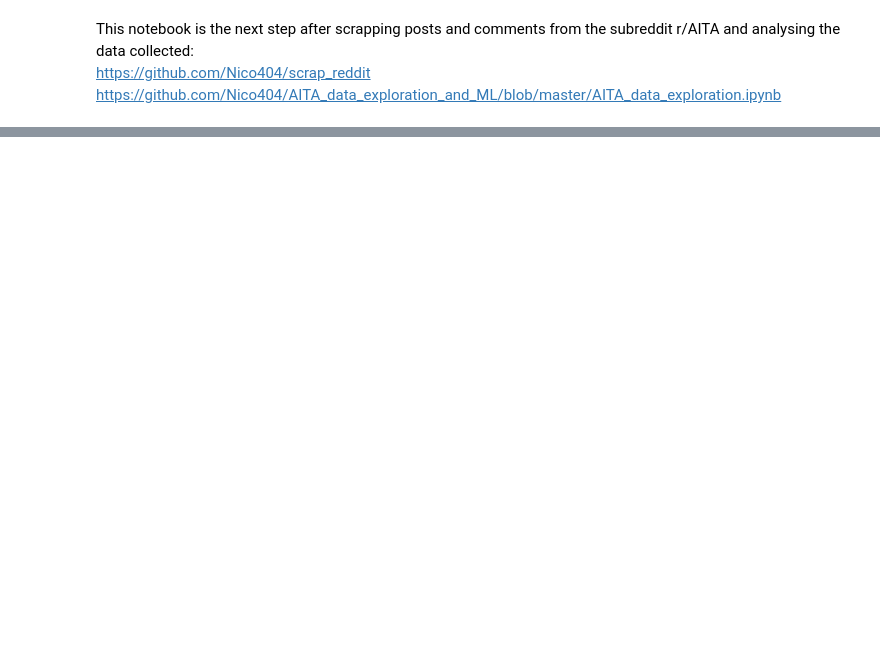
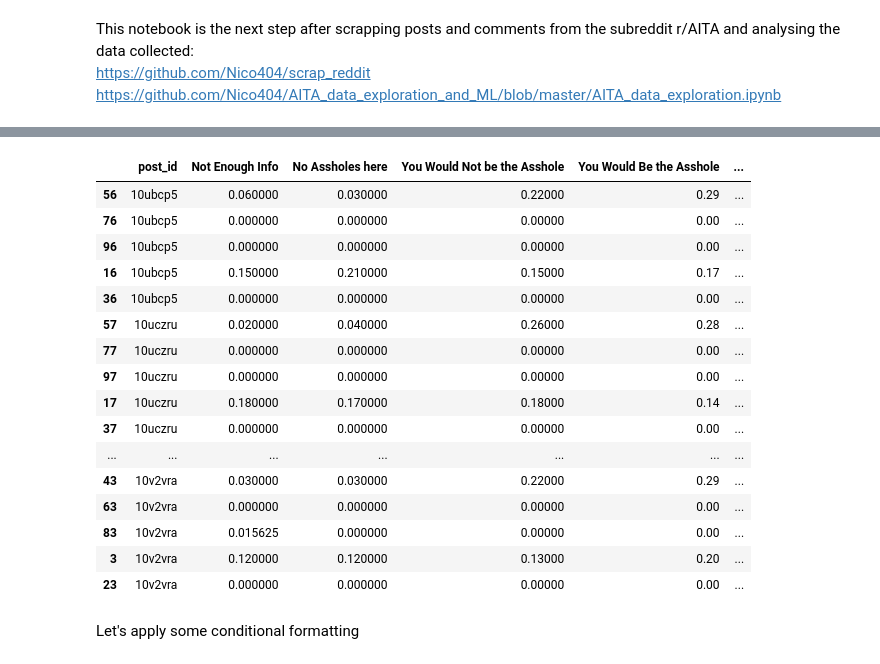
Before and after one commit to Nico404/AITA_data_exploration_and_ML, a Jupyter notebook: ML_models.ipynb, the cells around one changed output, grey strips where cells are left out. Cells and saved outputs as stored; diff of their text form; code cells hidden in the pictures; blank space fills up the shorter version.

```diff
--- a/ML_models.ipynb
+++ b/ML_models.ipynb
@@ -169,0 +105,51 @@ print(all_comment_results)
+# %%
+# set up explicit candidate labels for classification
+explicit_candidate_labels = ["You're the Asshole", "You Would Be the Asshole", "Not the Asshole", "You Would Not be the Asshole", "Everyone Sucks here", "No Assholes here", "Not Enough Info"]
+explicit_candidate_labels_short = ["You're the Asshole", "Not the Asshole"]
+
+# get predictions and results
+post_content_results = get_predictions(posts_df, explicit_candidate_labels, 'content')
+post_content_shortlist_result = get_predictions(posts_df, explicit_candidate_labels_short, 'content')
+post_title_results = get_predictions(posts_df, explicit_candidate_labels, 'title')
+post_title_shortlist_results = get_predictions(posts_df, explicit_candidate_labels_short, 'title')
+actual_comments_results = get_comment_results(posts_df)
+
+# Our actual_comments_results dictionary has also got acronyms that we need to change before merging with the other results to match column names structure
+key_map = {'NTA': "Not the Asshole", 'YWBTA': "You Would Be the Asshole", 'YWNBTA': "You Would Not be the Asshole", 'ESH': "Everyone Sucks here", 'NAH': "No Assholes here", 'INFO': "Not Enough Info", 'YTA': "You're the Asshole"}
+new_actual_comments_results = {}
+
+for k, v in actual_comments_results.items():
+    new_actual_comments_results[k] = {key_map.get(key, key): val for key, val in v.items()}
+
+# combine all results into one dictionary
+dict_list = [{'post_id': key, **value, 'source_dict': 'post_content_results'} for key, value in post_content_results.items()] + \
+            [{'post_id': key, **value, 'source_dict': 'post_content_shortlist_result'} for key, value in post_content_shortlist_result.items()] + \
+            [{'post_id': key, **value, 'source_dict': 'all_post_title_results'} for key, value in post_title_results.items()] + \
+            [{'post_id': key, **value, 'source_dict': 'all_post_title_results_short'} for key, value in post_title_shortlist_results.items()] + \
+            [{'post_id': key, **value, 'source_dict': 'new_actual_comments_results'} for key, value in new_actual_comments_results.items()]
+# %%
+# convert to dataframe clean and sort
+df = pd.DataFrame(dict_list).sort_values(by=['post_id', 'source_dict'])
+df.fillna(0.00, inplace=True)
+pd.set_option('display.max_rows', None)
+df
+# %% [output]
+|  | post_id | Not Enough Info | No Assholes here | You Would Not be the Asshole | You Would Be the Asshole | ... |
+| 56 | 10ubcp5 | 0.060000 | 0.030000 | 0.22000 | 0.29 | ... |
+| 76 | 10ubcp5 | 0.000000 | 0.000000 | 0.00000 | 0.00 | ... |
+| 96 | 10ubcp5 | 0.000000 | 0.000000 | 0.00000 | 0.00 | ... |
+| 16 | 10ubcp5 | 0.150000 | 0.210000 | 0.15000 | 0.17 | ... |
+| 36 | 10ubcp5 | 0.000000 | 0.000000 | 0.00000 | 0.00 | ... |
+| 57 | 10uczru | 0.020000 | 0.040000 | 0.26000 | 0.28 | ... |
+| 77 | 10uczru | 0.000000 | 0.000000 | 0.00000 | 0.00 | ... |
+| 97 | 10uczru | 0.000000 | 0.000000 | 0.00000 | 0.00 | ... |
+| 17 | 10uczru | 0.180000 | 0.170000 | 0.18000 | 0.14 | ... |
+| 37 | 10uczru | 0.000000 | 0.000000 | 0.00000 | 0.00 | ... |
+| ... | ... | ... | ... | ... | ... | ... |
+| 43 | 10v2vra | 0.030000 | 0.030000 | 0.22000 | 0.29 | ... |
+| 63 | 10v2vra | 0.000000 | 0.000000 | 0.00000 | 0.00 | ... |
+| 83 | 10v2vra | 0.015625 | 0.000000 | 0.00000 | 0.00 | ... |
+| 3 | 10v2vra | 0.120000 | 0.120000 | 0.13000 | 0.20 | ... |
+| 23 | 10v2vra | 0.000000 | 0.000000 | 0.00000 | 0.00 | ... |
+# %% [markdown]
+Let's apply some conditional formatting
```
Also changed, not shown: parts of 14 cells of this notebook, 1 other file.
